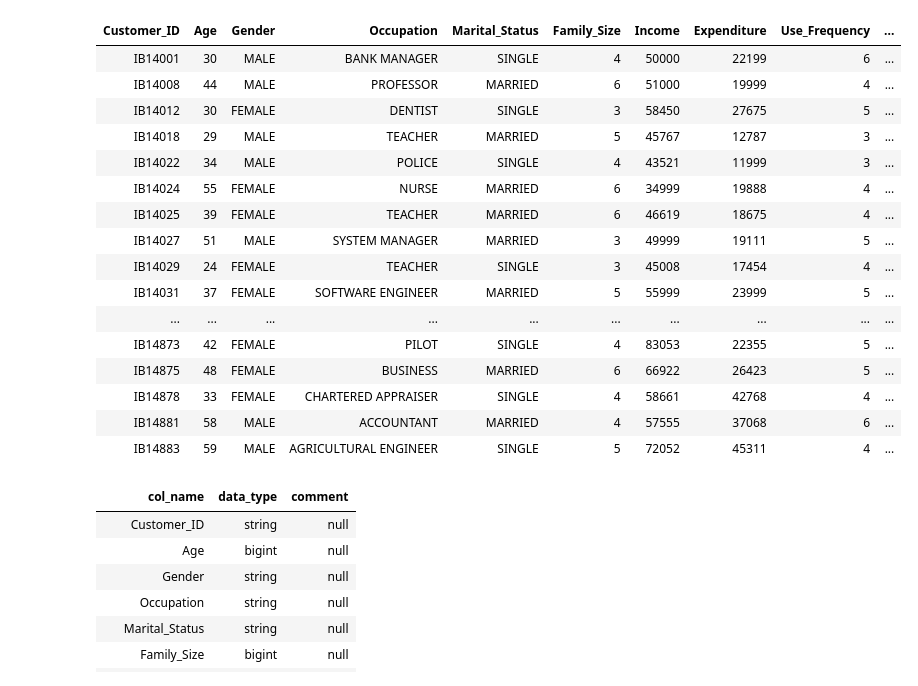
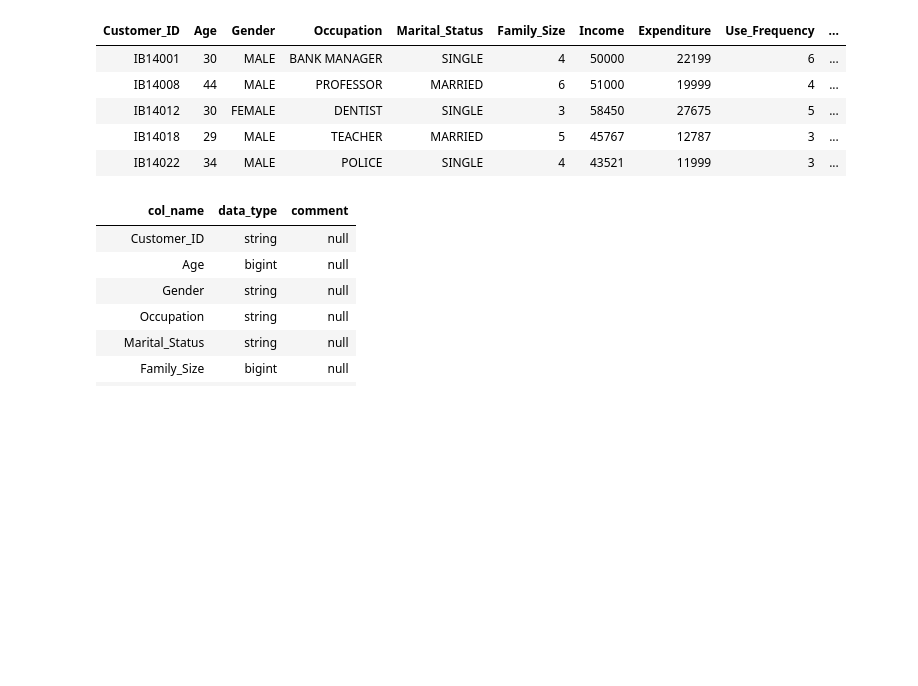
Before and after one commit to omaribrahim12/Loan-Analysing-Databricks-project, a Jupyter notebook: Explore loan_project.default.loan_project.ipynb, the cells around one changed output. Drawn from its saved outputs; the diff is of its cells as text; code cells hidden in the pictures; blank space fills up the shorter version.

```diff
--- a/Explore loan_project.default.loan_project.ipynb
+++ b/Explore loan_project.default.loan_project.ipynb
@@ -1,24 +1,15 @@
 # %%
 %sql
-SELECT * FROM `loan_project`.`default`.`loan_project`;
+SELECT * FROM `loan_project`.`default`.`loan_project`
+
+LIMIT 5;
 # %% [output]
 | Customer_ID | Age | Gender | Occupation | Marital_Status | Family_Size | Income | Expenditure | Use_Frequency | ... |
 | IB14001 | 30 | MALE | BANK MANAGER | SINGLE | 4 | 50000 | 22199 | 6 | ... |
 | IB14008 | 44 | MALE | PROFESSOR | MARRIED | 6 | 51000 | 19999 | 4 | ... |
 | IB14012 | 30 | FEMALE | DENTIST | SINGLE | 3 | 58450 | 27675 | 5 | ... |
 | IB14018 | 29 | MALE | TEACHER | MARRIED | 5 | 45767 | 12787 | 3 | ... |
 | IB14022 | 34 | MALE | POLICE | SINGLE | 4 | 43521 | 11999 | 3 | ... |
-| IB14024 | 55 | FEMALE | NURSE | MARRIED | 6 | 34999 | 19888 | 4 | ... |
-| IB14025 | 39 | FEMALE | TEACHER | MARRIED | 6 | 46619 | 18675 | 4 | ... |
-| IB14027 | 51 | MALE | SYSTEM MANAGER | MARRIED | 3 | 49999 | 19111 | 5 | ... |
-| IB14029 | 24 | FEMALE | TEACHER | SINGLE | 3 | 45008 | 17454 | 4 | ... |
-| IB14031 | 37 | FEMALE | SOFTWARE ENGINEER | MARRIED | 5 | 55999 | 23999 | 5 | ... |
-| ... | ... | ... | ... | ... | ... | ... | ... | ... | ... |
-| IB14873 | 42 | FEMALE | PILOT | SINGLE | 4 | 83053 | 22355 | 5 | ... |
-| IB14875 | 48 | FEMALE | BUSINESS | MARRIED | 6 | 66922 | 26423 | 5 | ... |
-| IB14878 | 33 | FEMALE | CHARTERED APPRAISER | SINGLE | 4 | 58661 | 42768 | 4 | ... |
-| IB14881 | 58 | MALE | ACCOUNTANT | MARRIED | 4 | 57555 | 37068 | 6 | ... |
-| IB14883 | 59 | MALE | AGRICULTURAL ENGINEER | SINGLE | 5 | 72052 | 45311 | 4 | ... |
 # %%
 %sql
 describe loan_project;
```
Also changed, not shown: parts of 3 cells of this notebook, 1 other file.
